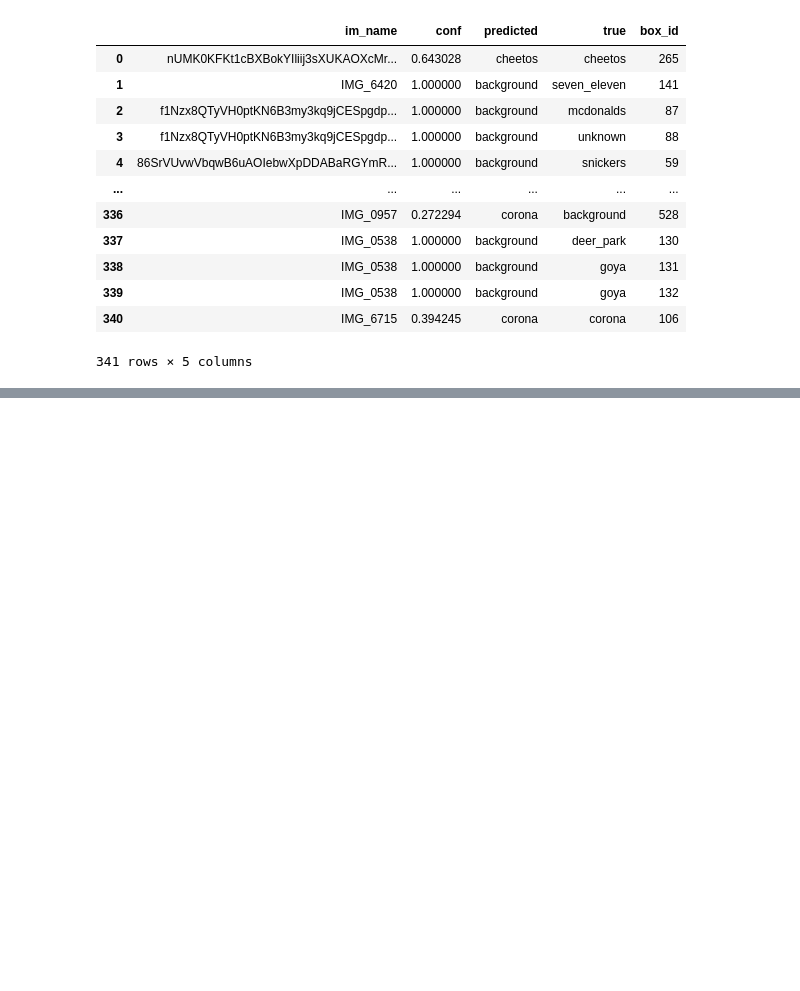
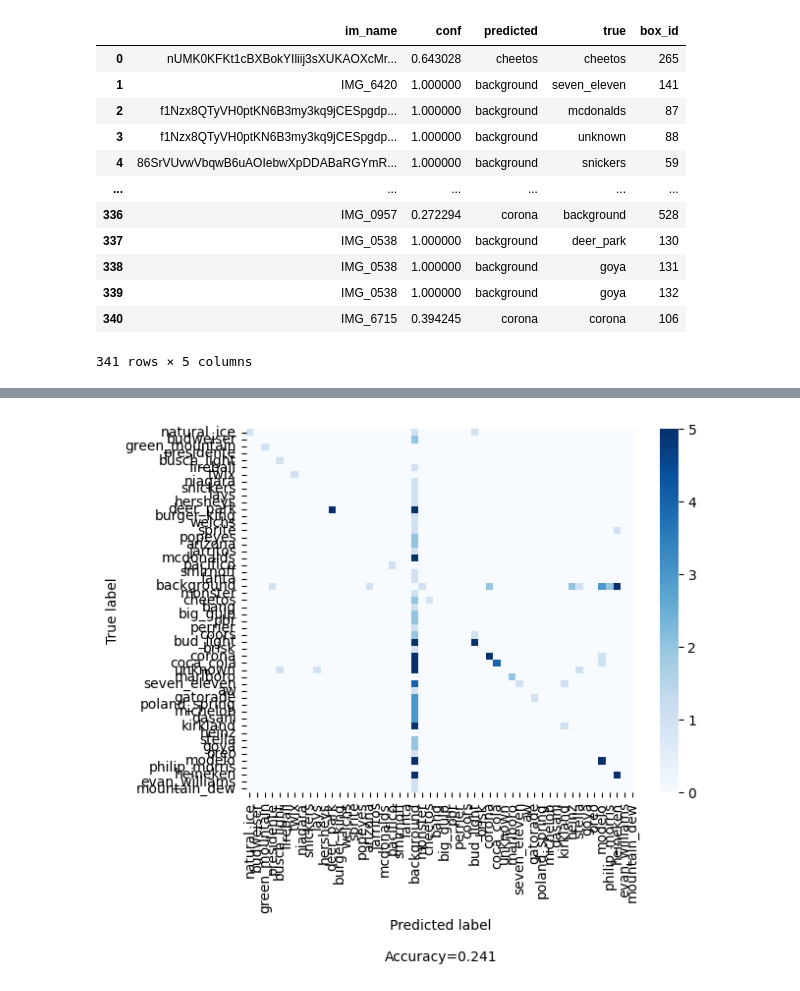
Before and after one commit to thriftypenguin/litter-imagery-brand-recognition, a Jupyter notebook: YOLO_EffNet/evaluate_the_model.ipynb, the cells around one changed output, grey strips where cells are left out. Cells and saved outputs as stored; diff of their text form; code cells hidden in the pictures; blank space fills up the shorter version.

Commit message:
made confusion matrix

```diff
--- a/YOLO_EffNet/evaluate_the_model.ipynb
+++ b/YOLO_EffNet/evaluate_the_model.ipynb
@@ -481,28 +499,0 @@ def FP(row, brand):
-# %%
-brand = 'marlboro'
-# Select only boxes pertaining to this brand
-brand_df = boxes_df[boxes_df['predicted'].str.contains(brand, case=False) |
-                        boxes_df['true'].str.contains(brand, case=False)].copy()
-# Figure out if each box is TP, FP, FN or TN
-brand_df['determination'] = brand_df.apply(lambda x: determination(x, brand), axis=1)
-
-# Sort the boxes by confidence
-brand_df.sort_values('conf', ascending=False, inplace=True)
-brand_df.reset_index(drop=True, inplace=True)
-
-# Figure out precision an recall for each level of confidence
-for i in range(len(brand_df)):
-    summary = brand_df.iloc[:i+1, :].groupby('determination')['true'].count()
-    try:
-        count = test_lbl_count[brand]
-    except KeyError:
-        count = 0
-    brand_df.loc[i, 'prec'], brand_df.loc[i, 'rec'] = precision_recall(summary, count)
-
-# Figure out weighted precisions
-brand_df['weight_prec'] = 0.0
-for i in range(1, len(brand_df)):
-    brand_df.loc[i, 'weight'] = brand_df.loc[i-1, 'rec'] - brand_df.loc[i, 'rec']
-    brand_df.loc[i, 'weight_prec'] = brand_df.loc[i, 'weight']*brand_df.loc[i-1, 'prec']
-# Compute average precison
-ap = brand_df['weight_prec'].sum()
@@ -522,0 +616,10 @@ test_lbl_count[brand]
+# %%
+all_brands = list(set(boxes_df['predicted']).union(set(boxes_df['true'])))
+cf_matrix = confusion_matrix(y_true = boxes_df['true'], y_pred = boxes_df['predicted'], labels = all_brands)
+
+cf_matrix[cf_matrix>5] = 5
+
+
+make_confusion_matrix(cf_matrix, categories = all_brands, count = False, percent= False, cmap='Blues')
+# %% [output]
+[figure, added]
```
Also changed, not shown: parts of 13 cells of this notebook.
